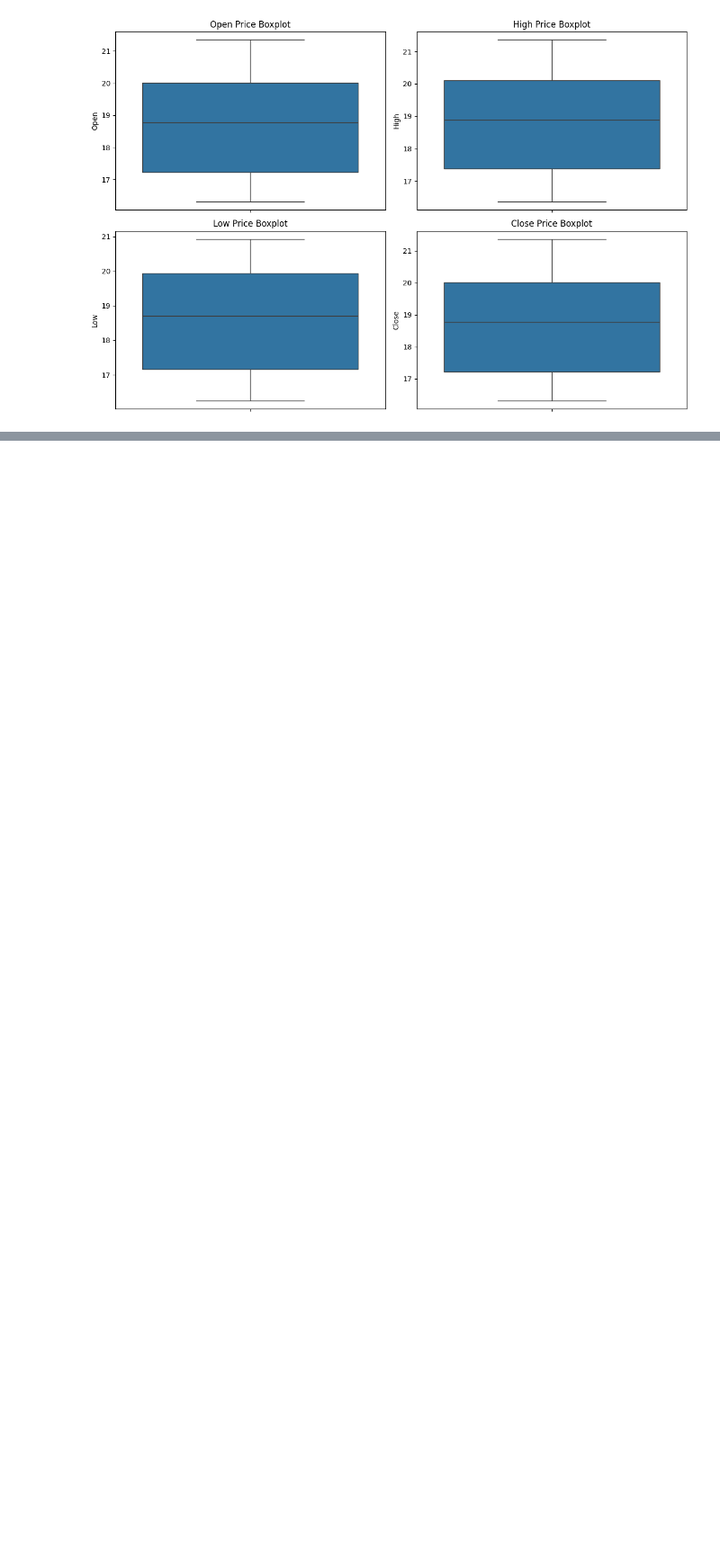
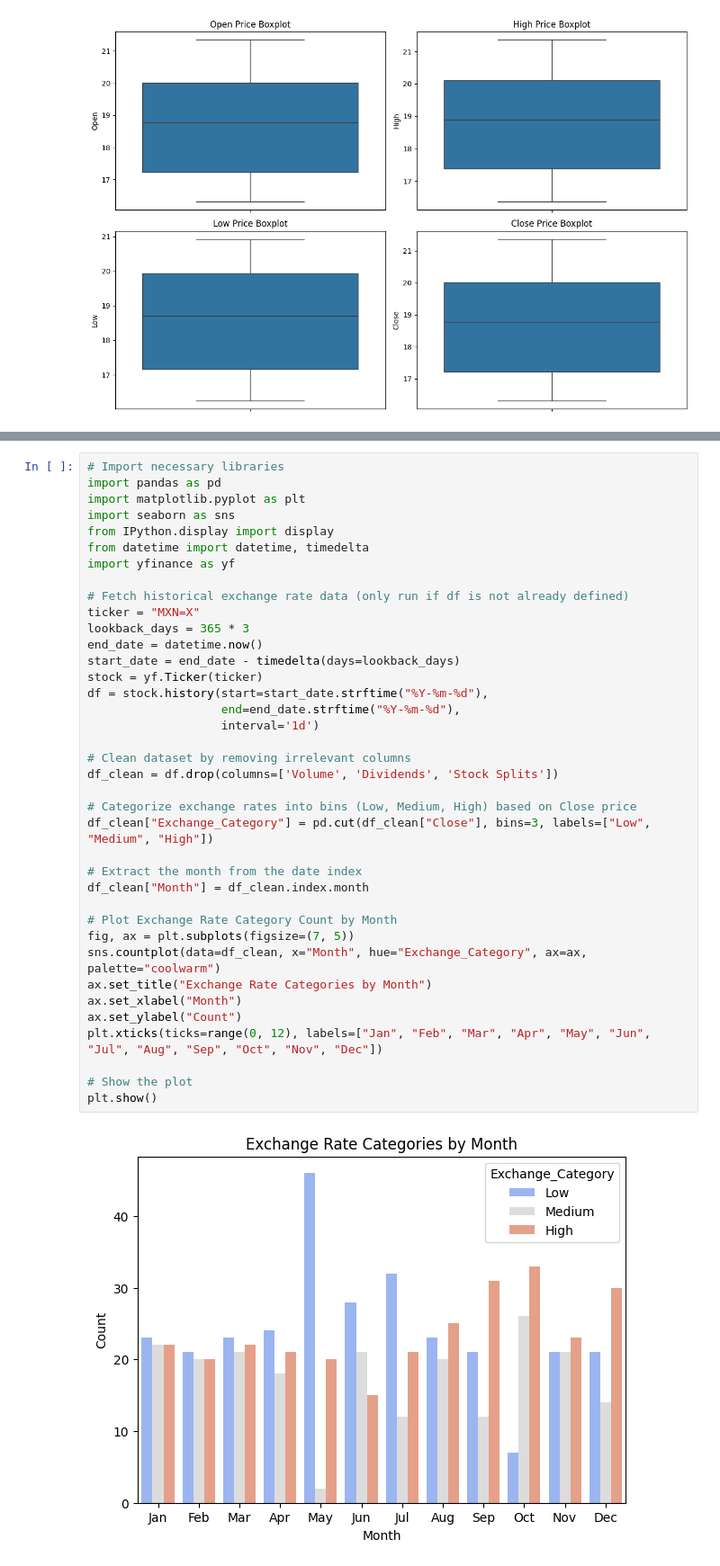
Before and after one commit to rober12345/mxn-usd-predictor1, a Jupyter notebook: src/EDA.ipynb, the cells around one changed output, grey strips where cells are left out. Shown at 90% size. Drawn from its saved outputs; the diff is of its cells as text; blank space fills up the shorter version.

```diff
--- a/src/EDA.ipynb
+++ b/src/EDA.ipynb
@@ -137,0 +259,40 @@ display(image)
+# %%
+# Import necessary libraries
+import pandas as pd
+import matplotlib.pyplot as plt
+import seaborn as sns
+from IPython.display import display
+from datetime import datetime, timedelta
+import yfinance as yf
+
+# Fetch historical exchange rate data (only run if df is not already defined)
+ticker = "MXN=X"
+lookback_days = 365 * 3
+end_date = datetime.now()
+start_date = end_date - timedelta(days=lookback_days)
+stock = yf.Ticker(ticker)
+df = stock.history(start=start_date.strftime("%Y-%m-%d"),
+                   end=end_date.strftime("%Y-%m-%d"),
+                   interval='1d')
+
+# Clean dataset by removing irrelevant columns
+df_clean = df.drop(columns=['Volume', 'Dividends', 'Stock Splits'])
+
+# Categorize exchange rates into bins (Low, Medium, High) based on Close price
+df_clean["Exchange_Category"] = pd.cut(df_clean["Close"], bins=3, labels=["Low", "Medium", "High"])
+
+# Extract the month from the date index
+df_clean["Month"] = df_clean.index.month
+
+# Plot Exchange Rate Category Count by Month
+fig, ax = plt.subplots(figsize=(7, 5))
+sns.countplot(data=df_clean, x="Month", hue="Exchange_Category", ax=ax, palette="coolwarm")
+ax.set_title("Exchange Rate Categories by Month")
+ax.set_xlabel("Month")
+ax.set_ylabel("Count")
+plt.xticks(ticks=range(0, 12), labels=["Jan", "Feb", "Mar", "Apr", "May", "Jun", "Jul", "Aug", "Sep", "Oct", "Nov", "Dec"])
+
+# Show the plot
+plt.show()
+# %% [output]
+[figure, added]
```
Also changed, not shown: parts of 18 cells of this notebook, 6 other files.
